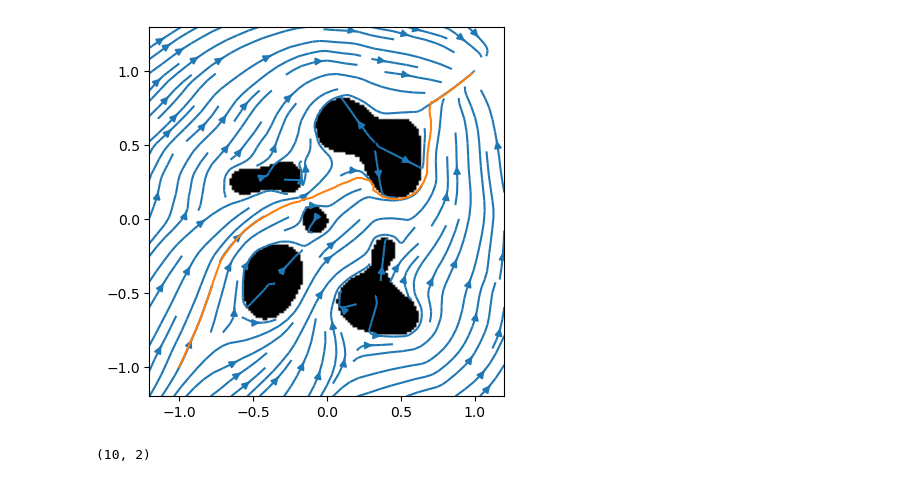
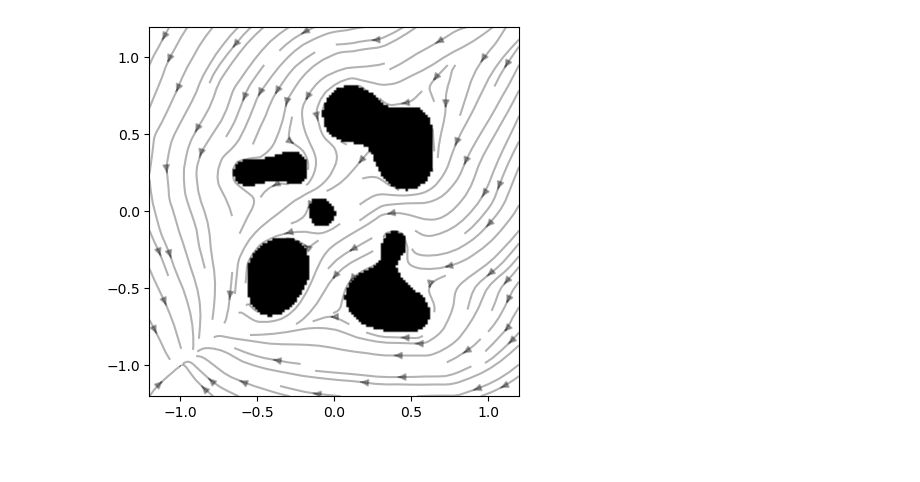
Before and after one commit to yanweiw/RoCUS, a Jupyter notebook: navigation/test_ds.ipynb, the cells around one changed output. Cells and saved outputs as stored; diff of their text form; code cells hidden in the pictures.

```diff
--- a/navigation/test_ds.ipynb
+++ b/navigation/test_ds.ipynb
@@ -87,32 +8,43 @@ import sys
 # %%
+# visualize DS with different target
+target = [-1., -1.]
 seed = 17 #5 13 17
 
 import random
 np.random.seed(seed)
 random.seed(seed)
 
 env = RBF2dGymEnv(time_limit=500, oob_termination=False, use_lidar=False)
 ds_controller = DSController()
 env_kernel = RBF2dEnvKernelNormal()
-ds_kernel = TransitionKernel()
+
 # sample
 env_kernel.sample_prior() # sample collision points
-# ds_kernel.sample_prior()
-env.reset(obs_override=env_kernel.value)
-traj = ds_controller.get_trajectory(env)
-plt.imshow(env.arena.occ_grid, origin='lower', extent=[-1.2, 1.2, -1.2, 1.2], cmap='binary')
+env.reset(obs_override=env_kernel.value) # set sampled collision points
+env.target_pos = target
+ds_controller.modulator.set_arena(env.arena, target=target)
+# # get a single traj
+# traj = ds_controller.get_trajectory(env)
+# plt.imshow(env.arena.occ_grid, origin='lower', extent=[-1.2, 1.2, -1.2, 1.2], cmap='binary')
+
 # visualize DS
-res = 100
-x = np.linspace(-1.2, 1.2, res)
-y = np.linspace(-1.2, 1.3, res)
+def plot_ds(env, XY, UV):
+    res = env.arena.grid_res
+    bd = env.arena.grid_bd
+    plt.imshow(env.arena.occ_grid, origin='lower', extent=[-bd, bd, -bd, bd], cmap='binary')
+    plt.streamplot(XY[:, 0].reshape(res, res), XY[:, 1].reshape(res, res), UV[:, 0].reshape(res, res), UV[:, 1].reshape(res, res), color=[0, 0, 0, 0.3])
+
+x = np.linspace(-env.arena.grid_bd, env.arena.grid_bd, env.arena.grid_res)
+y = np.linspace(-env.arena.grid_bd, env.arena.grid_bd, env.arena.grid_res)
 X, Y = np.meshgrid(x, y)
 XY=np.array([X.flatten(),Y.flatten()]).T
 UV = np.zeros(XY.shape)
 for i in range(len(XY)):
     UV[i] = ds_controller.modulator.modulate(XY[i])
-plt.streamplot(XY[:, 0].reshape(res, res), XY[:, 1].reshape(res, res), UV[:, 0].reshape(res, res), UV[:, 1].reshape(res, res))
-plt.plot(traj[:, 0], traj[:, 1])
+# plt.streamplot(XY[:, 0].reshape(res, res), XY[:, 1].reshape(res, res), UV[:, 0].reshape(res, res), UV[:, 1].reshape(res, res))
+# plt.plot(traj[:, 0], traj[:, 1])
 # plt.scatter(env.arena.points[:, 0], env.arena.points[:, 1])
-plt.show()
+# plt.show()
+plot_ds(env, XY, UV)
 # %% [output]
-[figure, old version]
+[figure, new version]
@@ -131,4 +50,0 @@ while len(traj_data) < 100:
-# %%
-traj.shape
-# %% [output]
-(10, 2)
```
Also changed, not shown: parts of 14 cells of this notebook, 4 other files.
